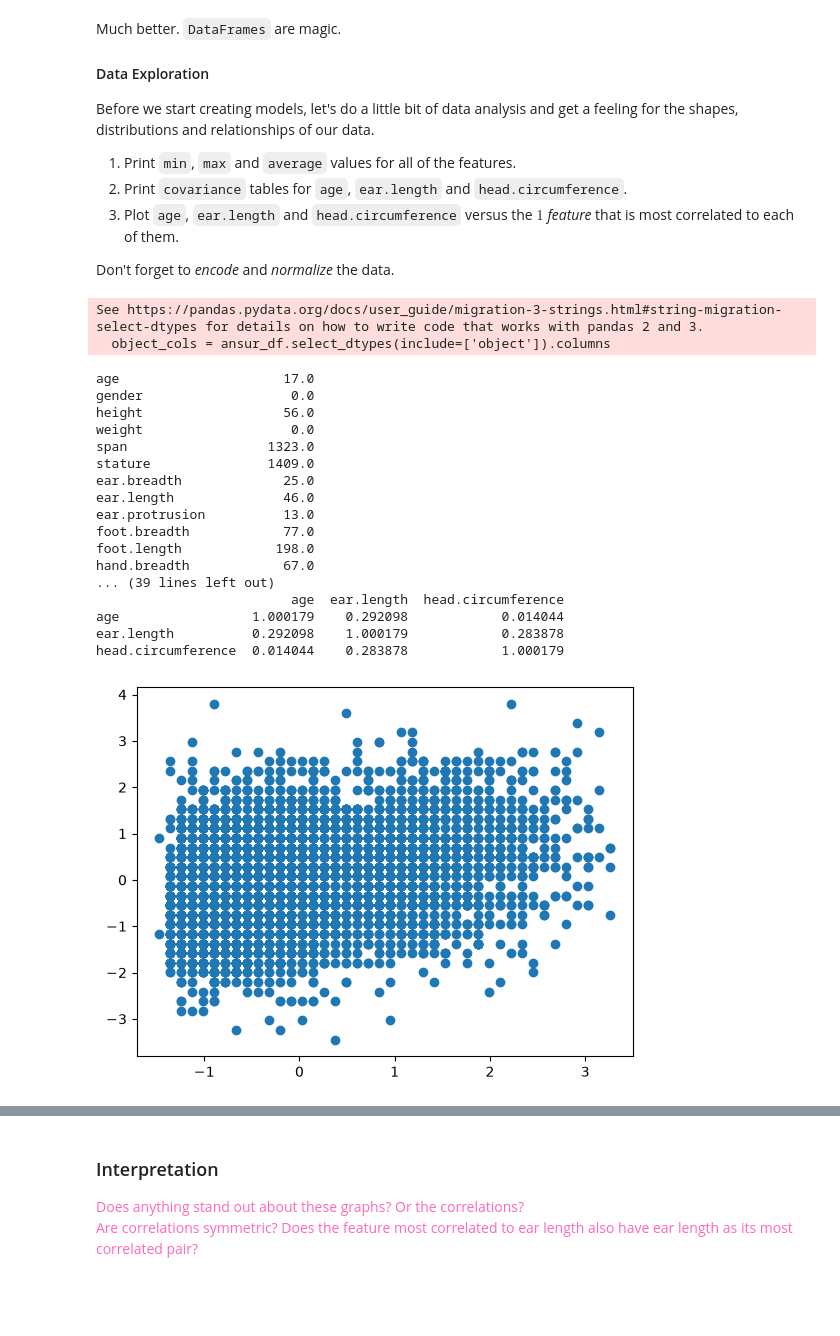
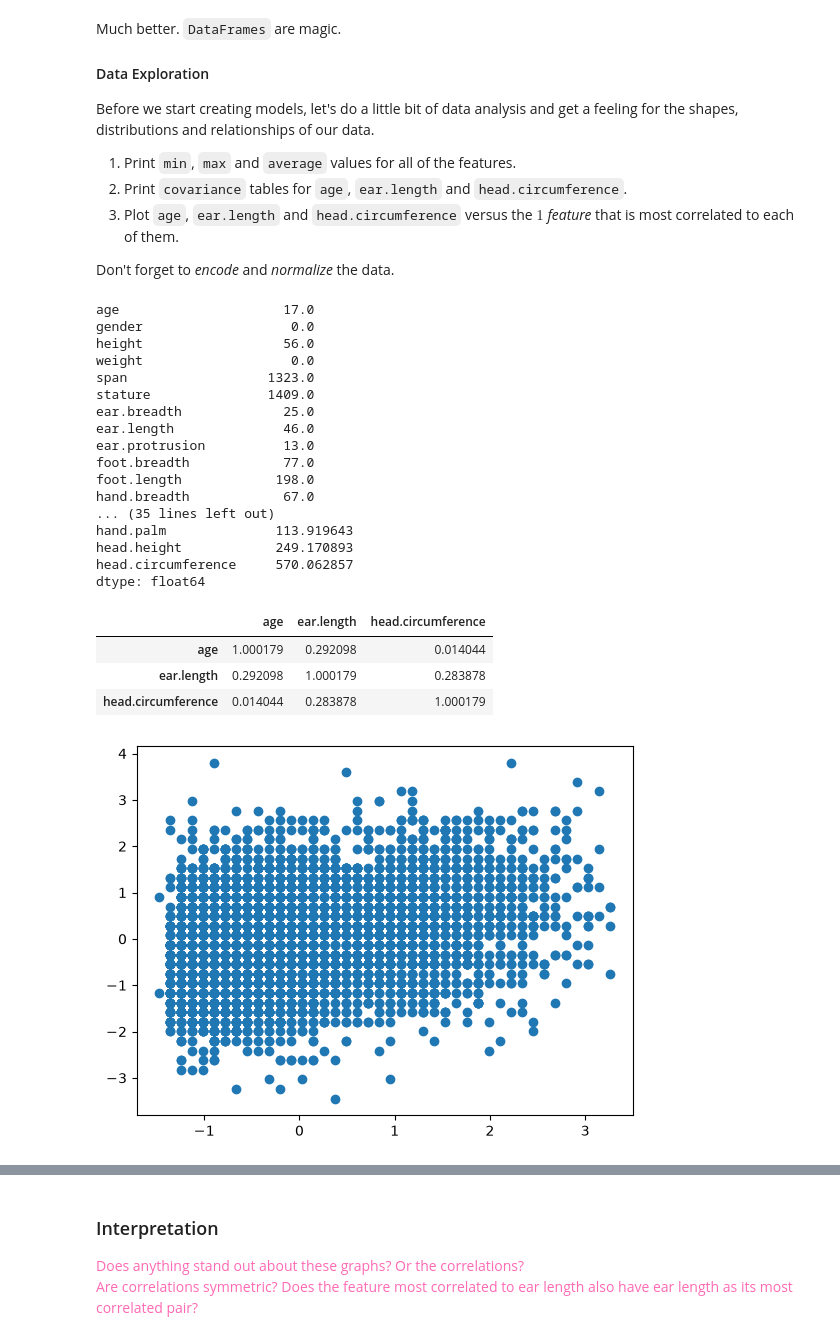
Before and after one commit to AI-ML-Fall-26-Zain-Organization/Homework07_ZAV, a Jupyter notebook: Homework07.ipynb, the cells around one changed output, grey strips where cells are left out. Cells and saved outputs as stored; diff of their text form; code cells hidden in the pictures; blank space fills up the shorter version.

```diff
--- a/Homework07.ipynb
+++ b/Homework07.ipynb
@@ -116,53 +116,55 @@ Don't forget to *encode* and *normalize* the data.
 # %%
 # Work on Data Exploration here
 
 ### Encode non-numerical features
 object_cols = ansur_df.select_dtypes(include=['object']).columns
 if len(object_cols) > 0:
     encoder = OrdinalEncoder()
     ansur_df[object_cols] = encoder.fit_transform(ansur_df[object_cols])
 
 ## 1. Print min, max, avg
 print(ansur_df.min())
 print(ansur_df.max())
 print(ansur_df.mean())
 
 ### Normalize all data
 
 scaler = StandardScaler()
 ansur_scaled = pd.DataFrame(scaler.fit_transform(ansur_df), columns=ansur_df.columns)
 
 ## 2. Print Covariances
 cols = ['age', 'ear.length', 'head.circumference']
-print(ansur_scaled[cols].cov())
+display(ansur_scaled[cols].cov())
 
 ## 3. Plot features most correlated to age, ear length and head circumference
 corr_matrix = ansur_scaled.corr()
 
 for col in cols:
     most_correlated = corr_matrix[col].drop(col).abs().idxmax()
     plt.scatter(ansur_scaled[col], ansur_scaled[most_correlated])
     plt.show()
 # %% [output]
-See https://pandas.pydata.org/docs/user_guide/migration-3-strings.html#string-migration-select-dtypes for details on how to write code that works with pandas 2 and 3.
-  object_cols = ansur_df.select_dtypes(include=['object']).columns
+age                     17.0
+gender                   0.0
+height                  56.0
+weight                   0.0
+span                  1323.0
+stature               1409.0
+ear.breadth             25.0
+ear.length              46.0
+ear.protrusion          13.0
+foot.breadth            77.0
+foot.length            198.0
+hand.breadth            67.0
+... (35 lines left out)
+hand.palm              113.919643
+head.height            249.170893
+head.circumference     570.062857
+dtype: float64
-age                     17.0
-gender                   0.0
-height                  56.0
-weight                   0.0
-span                  1323.0
-stature               1409.0
-ear.breadth             25.0
-ear.length              46.0
-ear.protrusion          13.0
-foot.breadth            77.0
-foot.length            198.0
-hand.breadth            67.0
-... (39 lines left out)
-                         age  ear.length  head.circumference
-age                 1.000179    0.292098            0.014044
-ear.length          0.292098    1.000179            0.283878
-head.circumference  0.014044    0.283878            1.000179
+|  | age | ear.length | head.circumference |
+| age | 1.000179 | 0.292098 | 0.014044 |
+| ear.length | 0.292098 | 1.000179 | 0.283878 |
+| head.circumference | 0.014044 | 0.283878 | 1.000179 |
 [figure]
 [figure]
 [figure]
```
Also changed, not shown: parts of 4 cells of this notebook.
